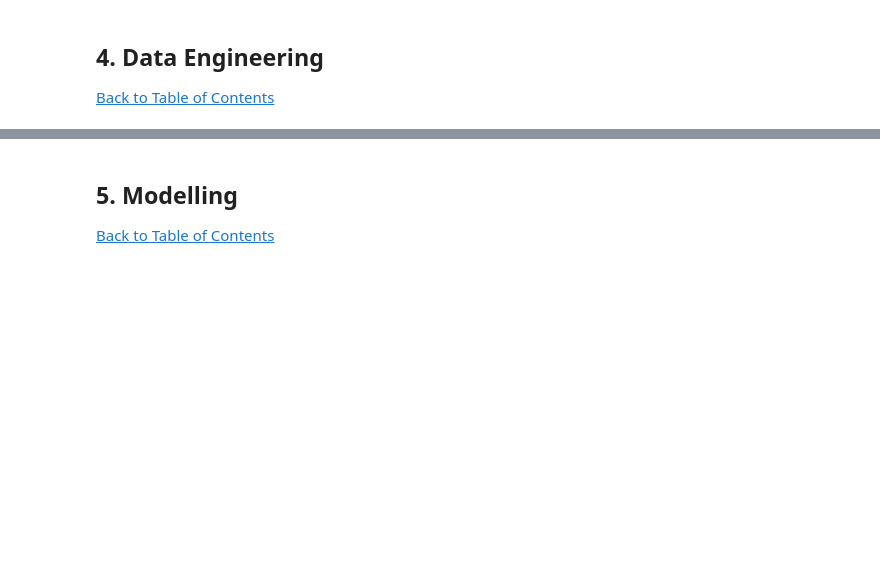
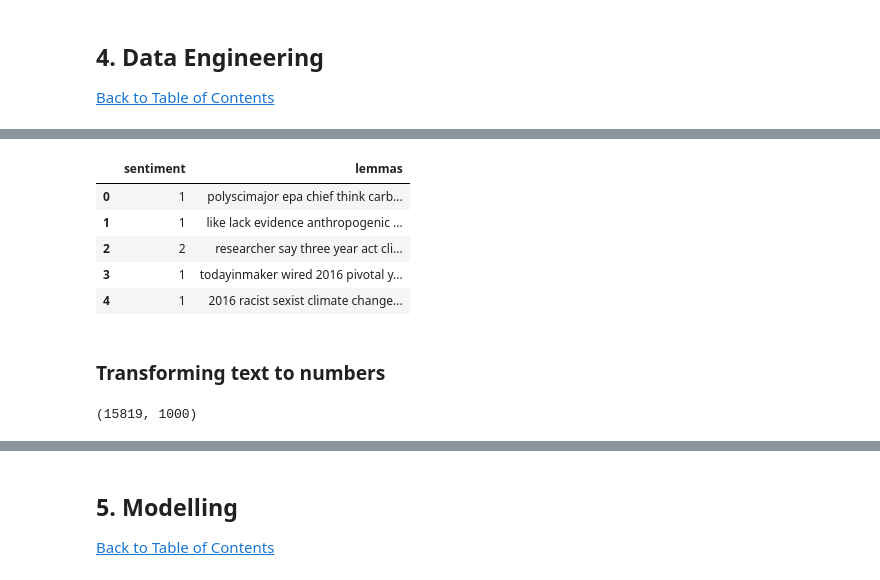
Before and after one commit to McMunashe/classification-predict-streamlit-template, a Jupyter notebook: Advanced Classification Predict .ipynb, the cells around one changed output, grey strips where cells are left out. Cells and saved outputs as stored; diff of their text form; code cells hidden in the pictures; blank space fills up the shorter version.

```diff
--- a/Advanced Classification Predict .ipynb
+++ b/Advanced Classification Predict .ipynb
@@ -219,0 +274,14 @@ df.head()
+# %%
+#Let’s convert the list into a string.
+df['lemmas'] = [' '.join(map(str,l)) for l in df['lemmas']]
+df_test['lemmas'] = [' '.join(map(str,l)) for l in df_test['lemmas']]
+df.head()
+# %% [output]
+|  | sentiment | lemmas |
+| 0 | 1 | polyscimajor epa chief think carb... |
+| 1 | 1 | like lack evidence anthropogenic ... |
+| 2 | 2 | researcher say three year act cli... |
+| 3 | 1 | todayinmaker wired 2016 pivotal y... |
+| 4 | 1 | 2016 racist sexist climate change... |
+# %% [markdown]
+### Transforming text to numbers
@@ -219,0 +293,4 @@ df.head()
+# %%
+X_count.shape
+# %% [output]
+(15819, 1000)
```
Also changed, not shown: parts of 48 cells of this notebook.
